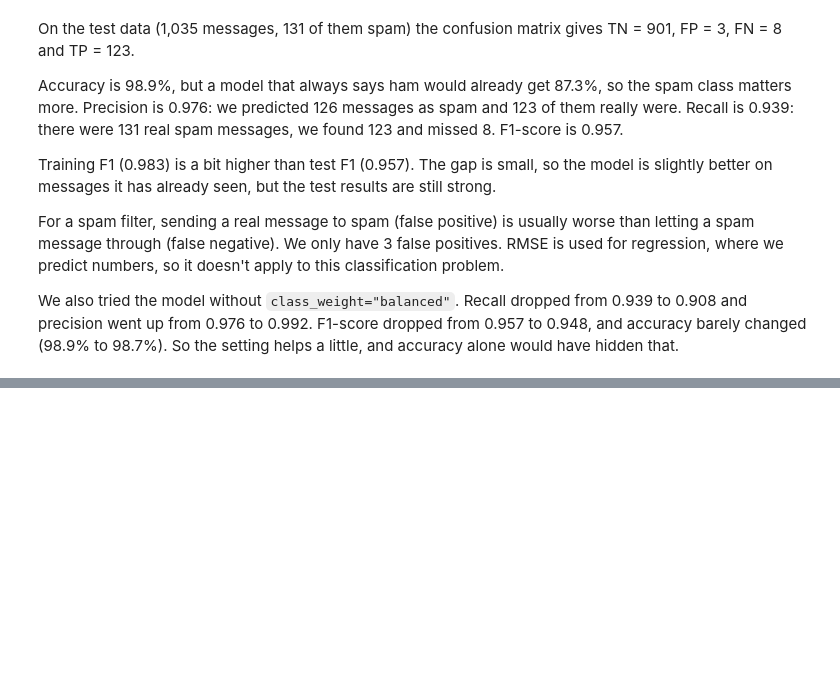
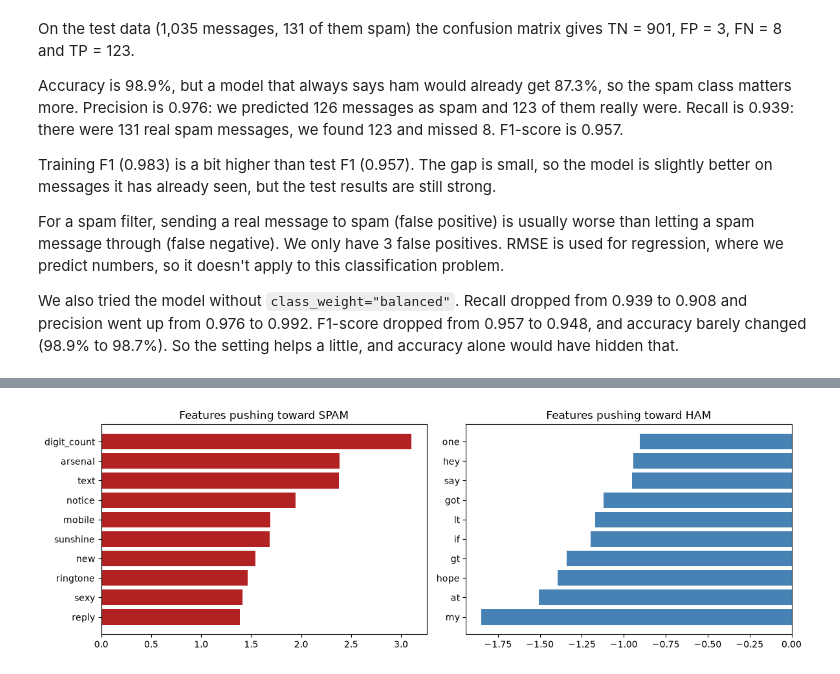
Before and after one commit to Obliterator-Abhinav/sms-spam-detection, a Jupyter notebook: SMS_Spam_Logistic_Regression.ipynb, the cells around one changed output, grey strips where cells are left out. Drawn from its saved outputs; the diff is of its cells as text; code cells hidden in the pictures; blank space fills up the shorter version.

```diff
--- a/SMS_Spam_Logistic_Regression.ipynb
+++ b/SMS_Spam_Logistic_Regression.ipynb
@@ -417,0 +422,14 @@ We also tried the model without `class_weight="balanced"`. Recall dropped from 0
+# %%
+# names of the 1000 selected words (get_support() marks the columns we kept) plus the 4 numeric features
+feature_names = list(vectorizer.get_feature_names_out()[selector.get_support()]) + num_cols
+# coefficient of every feature, sorted from lowest to highest
+coef = pd.Series(model.coef_[0], index=feature_names).sort_values()
+
+top_spam = coef.tail(10)      # largest positive coefficients
+top_ham = coef.head(10)       # largest negative coefficients
+
+print("Top 10 features pushing toward SPAM:")
+print(top_spam[::-1].round(2))
+
+print("\nTop 10 features pushing toward HAM:")
+print(top_ham.round(2))
@@ -417,0 +454,16 @@ We also tried the model without `class_weight="balanced"`. Recall dropped from 0
+# %%
+# two bar charts side by side: spam features on the left, ham features on the right
+plt.figure(figsize=(12, 4))
+
+plt.subplot(1, 2, 1)
+plt.barh(top_spam.index, top_spam.values, color="firebrick")
+plt.title("Features pushing toward SPAM")
+
+plt.subplot(1, 2, 2)
+plt.barh(top_ham.index, top_ham.values, color="steelblue")
+plt.title("Features pushing toward HAM")
+
+plt.tight_layout()
+plt.show()
+# %% [output]
+[figure, added]
```
Also changed, not shown: parts of 9 cells of this notebook.
